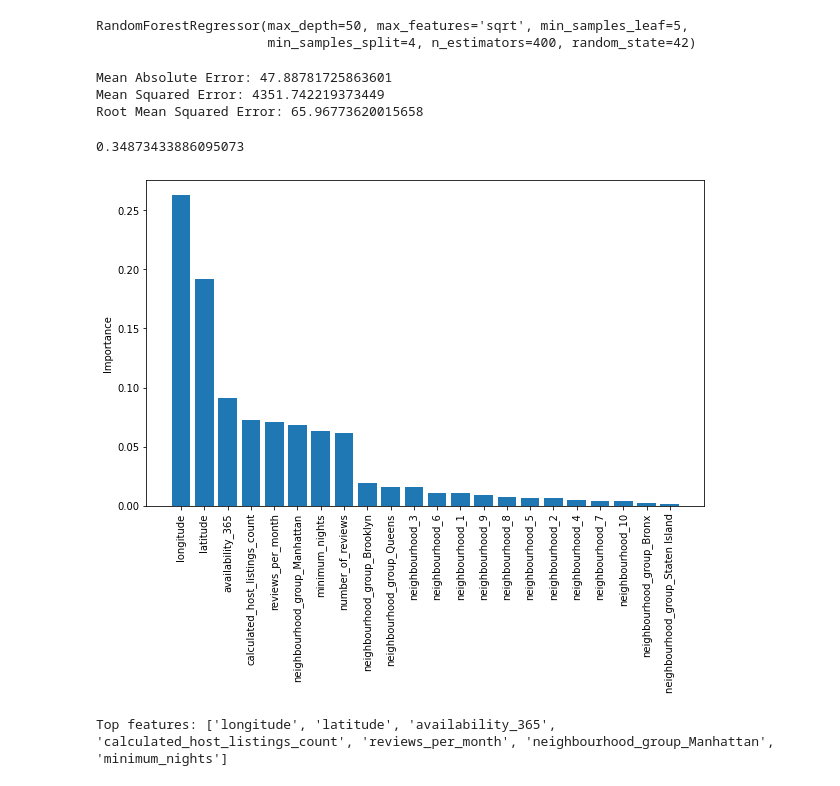
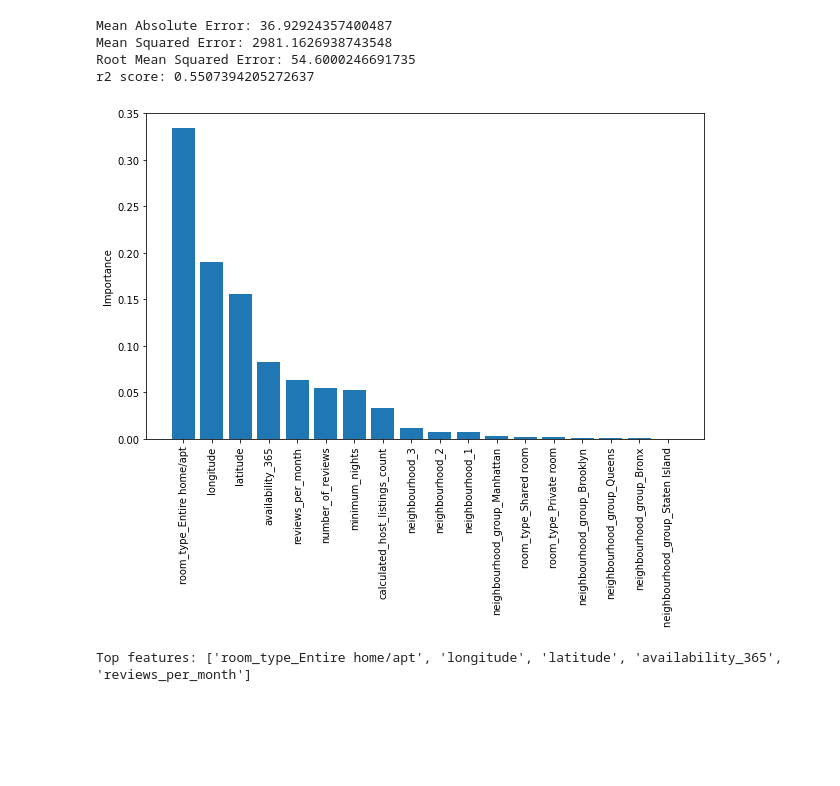
Before and after one commit to Alinehbg/EnsembleLearning, a Jupyter notebook: Random_forest_EL_V5.ipynb, the cells around one changed output. Saved outputs shown, nothing was run; the diff lists cells and outputs as text; code cells hidden in the pictures; blank space fills up the shorter version.

```diff
--- a/Random_forest_EL_V5.ipynb
+++ b/Random_forest_EL_V5.ipynb
@@ -10,6 +14,6 @@ from sklearn.model_selection import train_test_split, GridSearchCV
 # %%
 # Load the CSV dataset into a pandas dataframe
-df = pd.read_csv('data_processed_10_v5.csv')
+df = pd.read_csv('/content/data_processed.csv')
 # %%
 df.head()
 # %% [output]
@@ -23,2 +25,0 @@ df.head()
-# %%
-df = df.drop('neighbourhood', axis = 1)
@@ -75 +46,3 @@ y=df['price']
 X_train, X_test, y_train, y_test = train_test_split(X, y, test_size=0.2)
+# %%
+rf = RandomForestRegressor()
@@ -76,6 +81,8 @@ X_train, X_test, y_train, y_test = train_test_split(X, y, test_size=0.2)
 # %%
-rf = RandomForestRegressor(n_estimators=400, max_depth = 50, min_samples_split = 4,min_samples_leaf =5,max_features='sqrt',bootstrap=True, random_state=42)
-rf.fit(X_train, y_train)
+# RANDOM FOREST with best model params
+
+best_rf = RandomForestRegressor(n_estimators=400, max_depth = 50, min_samples_split = 4,min_samples_leaf =5,max_features='sqrt', bootstrap = True, random_state=42)
+best_rf.fit(X_train, y_train)
+
+## Predictions on test dataset
+y_pred=best_rf.predict(X_test)
-# %% [output]
-RandomForestRegressor(max_depth=50, max_features='sqrt', min_samples_leaf=5,
-                      min_samples_split=4, n_estimators=400, random_state=42)
@@ -84,18 +89,16 @@ y_pred=rf.predict(X_test)
 # %%
-### contamination = 'auro' 12% outliers 37 rmse et 0.58 r2
-## cont = 0.03 54 et 0.55
-## marina 63 et 0.52
+## METRICS to evaluate performance of the model
 
 from sklearn import metrics
+from sklearn.metrics import r2_score
+
 print('Mean Absolute Error:', metrics.mean_absolute_error(y_test, y_pred))
 print('Mean Squared Error:', metrics.mean_squared_error(y_test, y_pred))
 print('Root Mean Squared Error:', np.sqrt(metrics.mean_squared_error(y_test, y_pred)))
+
+print('r2 score:', r2_score(y_test.values.ravel(), y_pred))
 # %% [output]
-Mean Absolute Error: 47.88781725863601
-Mean Squared Error: 4351.742219373449
-Root Mean Squared Error: 65.96773620015658
+Mean Absolute Error: 36.92924357400487
+Mean Squared Error: 2981.1626938743548
+Root Mean Squared Error: 54.6000246691735
+r2 score: 0.5507394205272637
-# %%
-from sklearn.metrics import r2_score
-r2_score(y_test.values.ravel(), y_pred)
-# %% [output]
-0.34873433886095073
@@ -104,20 +105,22 @@ rf_importances=rf.feature_importances_
 # %%
-# Créer un dataframe pour stocker les importances
+# FEATURES IMPORTANCES
+
+rf_importances=rf.feature_importances_
 df_importances = pd.DataFrame({'feature': X.columns, 'importance': rf_importances})
 
-# Trier les importances par ordre décroissant
+# Ordering by decreasing order
 df_importances = df_importances.sort_values('importance', ascending=False).reset_index(drop=True)
 
-# Afficher les importances sous forme de graphique en barres
+# Barplot
 plt.figure(figsize=(10, 6))
 plt.bar(df_importances['feature'], df_importances['importance'])
 plt.xticks(rotation=90)
 plt.ylabel('Importance')
 plt.show()
 
 # Sélectionner les variables les plus importantes (par exemple, les 5 premières)
-top_features = df_importances['feature'][:7].tolist()
+top_features = df_importances['feature'][:5].tolist()
 print('Top features:', top_features)
 # %% [output]
-[figure, old version]
+[figure, new version]
-Top features: ['longitude', 'latitude', 'availability_365', 'calculated_host_listings_count', 'reviews_per_month', 'neighbourhood_group_Manhattan', 'minimum_nights']
+Top features: ['room_type_Entire home/apt', 'longitude', 'latitude', 'availability_365', 'reviews_per_month']
```
Also changed, not shown: parts of 10 cells of this notebook.
